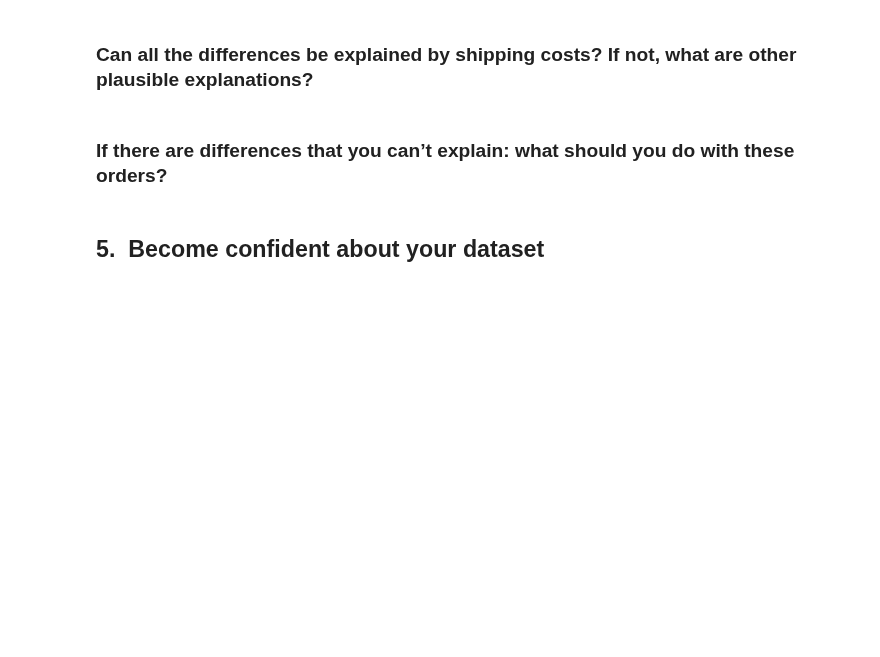
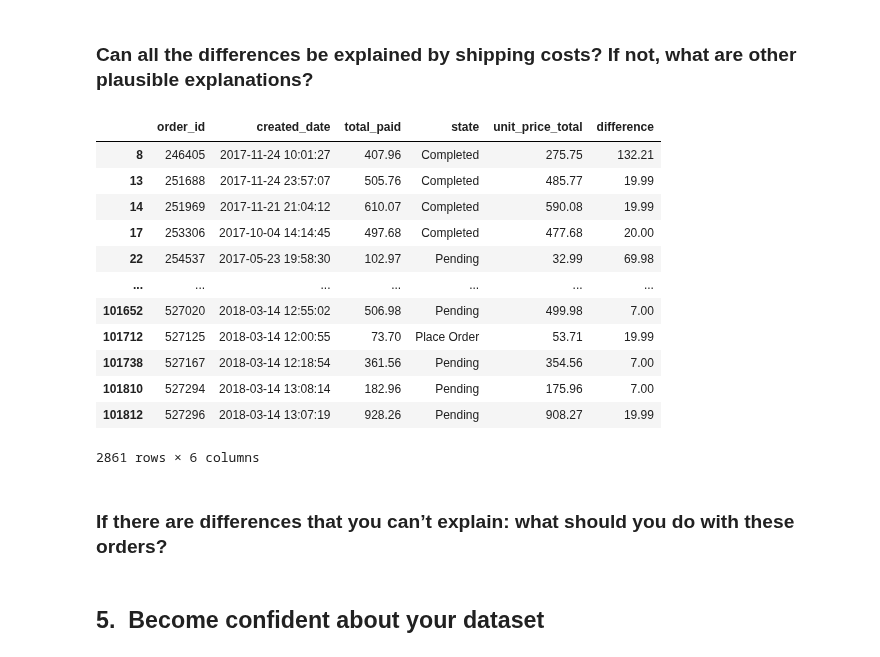
Before and after one commit to PhoenixCC0722/JoinTheGame_Magist, a Jupyter notebook: 3_1_5_quality_assessment_challenge.ipynb, the cells around one changed output. Saved outputs shown, nothing was run; the diff lists cells and outputs as text; code cells hidden in the pictures; blank space fills up the shorter version.

```diff
--- a/3_1_5_quality_assessment_challenge.ipynb
+++ b/3_1_5_quality_assessment_challenge.ipynb
@@ -83,3 +146,20 @@ Group by `id_order`, summarising by the sum of `unit_price_total`
+# %%
+# your explanation here
+mg_or_gp_ol.loc[(mg_or_gp_ol['difference'] >= 7.0),:] #2861 rows × 6 columns
+# %% [output]
+|  | order_id | created_date | total_paid | state | unit_price_total | difference |
+| 8 | 246405 | 2017-11-24 10:01:27 | 407.96 | Completed | 275.75 | 132.21 |
+| 13 | 251688 | 2017-11-24 23:57:07 | 505.76 | Completed | 485.77 | 19.99 |
+| 14 | 251969 | 2017-11-21 21:04:12 | 610.07 | Completed | 590.08 | 19.99 |
+| 17 | 253306 | 2017-10-04 14:14:45 | 497.68 | Completed | 477.68 | 20.00 |
+| 22 | 254537 | 2017-05-23 19:58:30 | 102.97 | Pending | 32.99 | 69.98 |
+| ... | ... | ... | ... | ... | ... | ... |
+| 101652 | 527020 | 2018-03-14 12:55:02 | 506.98 | Pending | 499.98 | 7.00 |
+| 101712 | 527125 | 2018-03-14 12:00:55 | 73.70 | Place Order | 53.71 | 19.99 |
+| 101738 | 527167 | 2018-03-14 12:18:54 | 361.56 | Pending | 354.56 | 7.00 |
+| 101810 | 527294 | 2018-03-14 13:08:14 | 182.96 | Pending | 175.96 | 7.00 |
+| 101812 | 527296 | 2018-03-14 13:07:19 | 928.26 | Pending | 908.27 | 19.99 |
+2861 rows × 6 columns
 # %% [markdown]
 ### If there are differences that you can’t explain: what should you do with these orders?
 # %%
```
Also changed, not shown: parts of 9 cells of this notebook.
